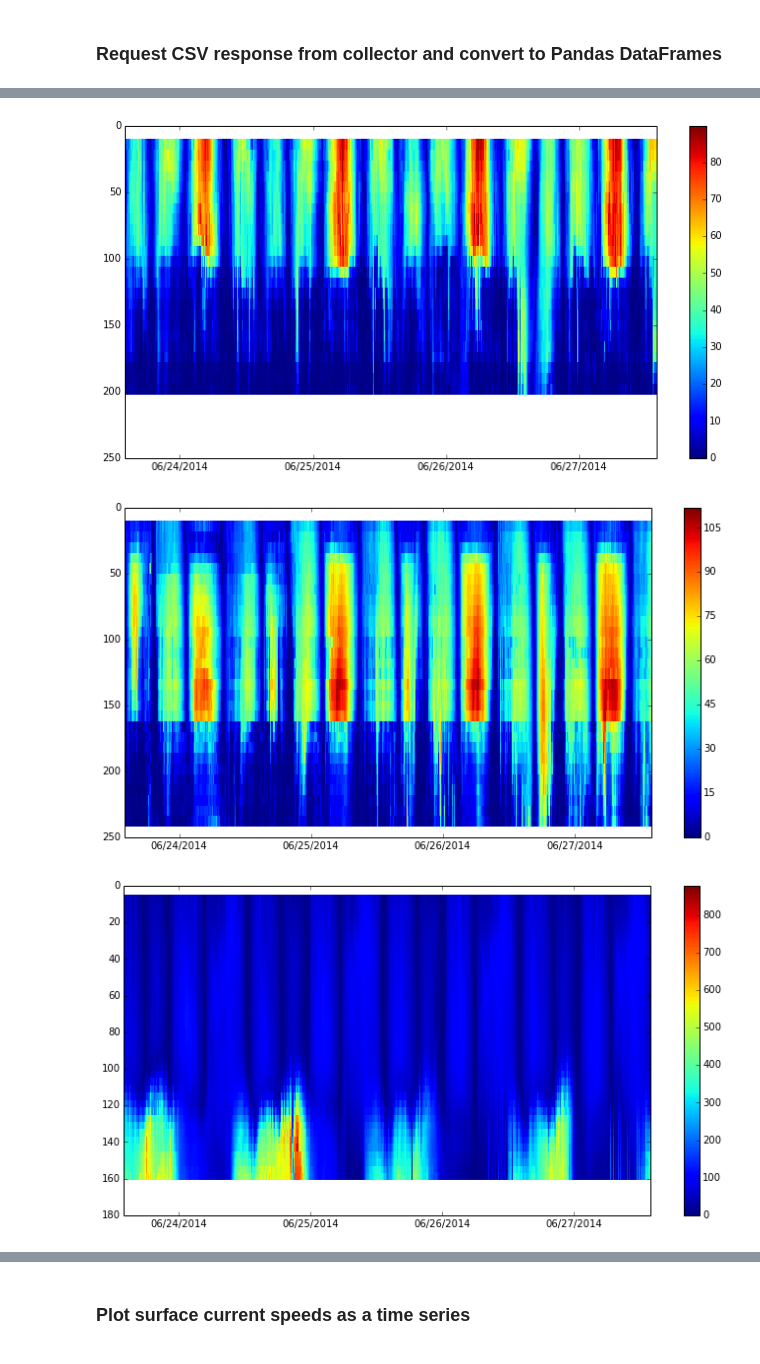
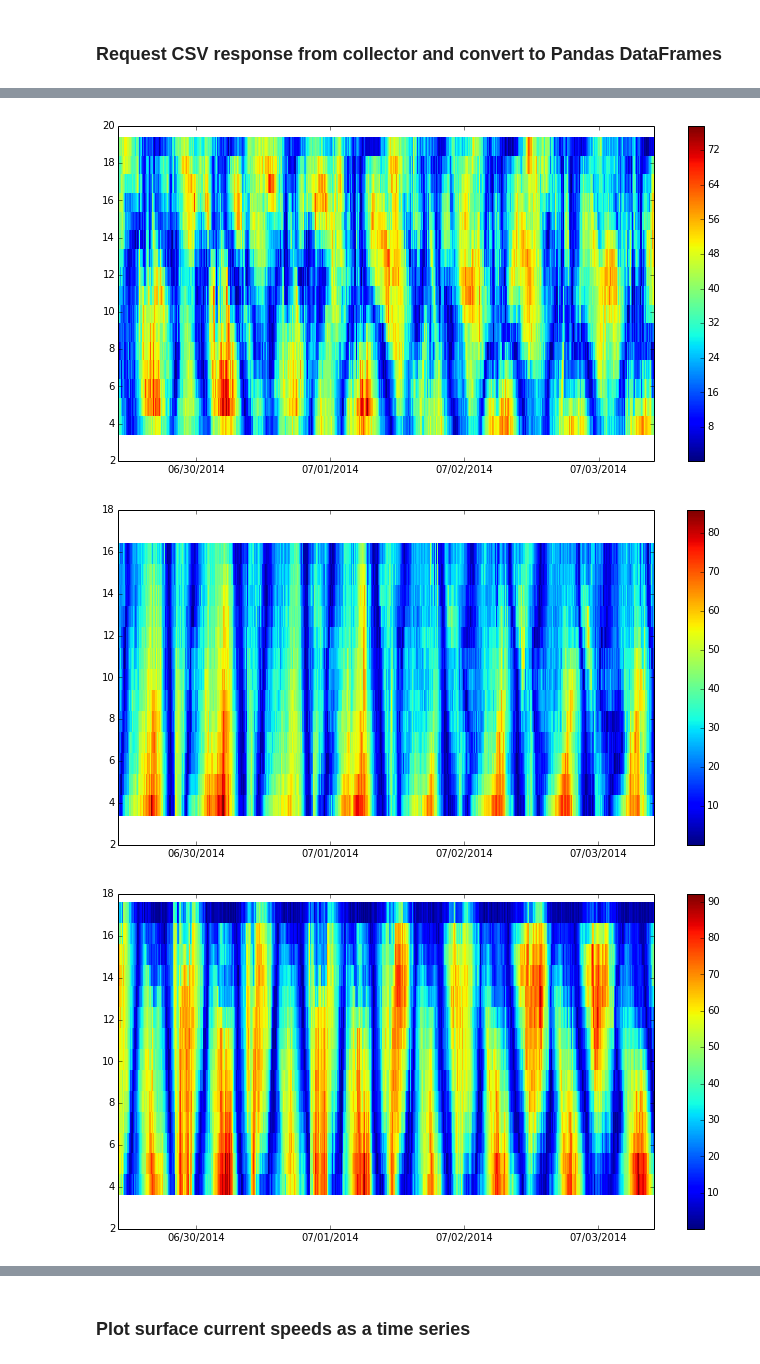
Before and after one commit to ioos/system-test, a Jupyter notebook: Theme_2_Extreme_Events/Scenario_2A_Coastal_Inundation/Scenario_2A_ModelDataCompare_Currents/Scenario_2A_Model_Obs_Compare_Currents.ipynb, the cells around one changed output, grey strips where cells are left out. Drawn from its saved outputs; the diff is of its cells as text; code cells hidden in the pictures.

```diff
--- a/Theme_2_Extreme_Events/Scenario_2A_Coastal_Inundation/Scenario_2A_ModelDataCompare_Currents/Scenario_2A_Model_Obs_Compare_Currents.ipynb
+++ b/Theme_2_Extreme_Events/Scenario_2A_Coastal_Inundation/Scenario_2A_ModelDataCompare_Currents/Scenario_2A_Model_Obs_Compare_Currents.ipynb
@@ -46,10 +42,10 @@ area = {'Hawaii': [-160.0, 18.0, -154., 23.0],
         'Gulf of Maine': [-72.0, 41.0, -69.0, 43.0],
         'New York harbor region': [-75., 39., -71., 41.5],
         'Puerto Rico': [-75, 12, -55, 26],
-        'East Coast': [-77, 34, -70, 40],
+        'East Coast': [-77, 36, -73, 38],
         'North West': [-130, 38, -121, 50]}
 
-bounding_box = area['North West']
+bounding_box = area['East Coast']
 
 #temporal range
 jd_now = dt.datetime.utcnow()
@@ -69,8 +65,10 @@ print start_date,'to',stop_date
 #put the names in a dict for ease of access
 data_dict = {}
 sos_name = 'Currents'
-data_dict['currents'] = {"names":['currents','surface_eastward_sea_water_velocity','*surface_eastward_sea_water_velocity*', 'current_speed'],
-                      "sos_name":['currents']}
+data_dict['currents'] = {
+ "u_names":['eastward_sea_water_velocity_assuming_no_tide','surface_eastward_sea_water_velocity','*surface_eastward_sea_water_velocity*', 'eastward_sea_water_velocity'],
+ "v_names":['northward_sea_water_velocity_assuming_no_tide','surface_northward_sea_water_velocity','*surface_northward_sea_water_velocity*', 'northward_sea_water_velocity'],
+ "sos_name":['currents']}
 # %% [markdown]
 ### Search CSW for datasets of interest
 # %%
@@ -229,6 +225,25 @@ obs_lon = [sta for sta in obs_loc_df['longitude (degree)']]
 obs_lat = [sta for sta in obs_loc_df['latitude (degree)']]
 # %% [markdown]
 ### Request CSV response from collector and convert to Pandas DataFrames
+# %%
+def coops2df(collector, station_id, sos_name, iso_start, iso_end):
+    """Request CSV response from SOS and convert to Pandas DataFrames."""
+    url = (('http://opendap.co-ops.nos.noaa.gov/ioos-dif-sos/SOS?'
+            'service=SOS&request=GetObservation&version=1.0.0&'
+            'observedProperty=currents&offering=urn:ioos:station:NOAA.NOS.CO-OPS:%s&'
+            'procedure=urn:ioos:sensor:NOAA.NOS.CO-OPS:%s:Nortek-ADP-511:rtb&'
+            'responseFormat=text/csv&eventTime=%s/%s') % (str(station_id), str(station_id),iso_start, iso_end))
+
+    long_name = get_Coops_longName(station_id)
+    url = (('http://opendap.co-ops.nos.noaa.gov/ioos-dif-sos/SOS?'
+            'service=SOS&request=GetObservation&version=1.0.0'
+            '&observedProperty=currents&offering=urn:ioos:station:NOAA.NOS.CO-OPS:%s'
+            '&responseFormat=text/csv&eventTime=%s/%s') % (str(station_id), iso_start, iso_end))
+    print url
+    data_df = pd.read_csv(url, parse_dates=True, index_col='date_time')
+    data_df.name = long_name
+
+    return data_df
 # %%
 obs_df = []
 current_speed_df = []
@@ -261,9 +278,8 @@ http://opendap.co-ops.nos.noaa.gov/ioos-dif-sos/SOS?service=SOS&request=GetObser
 # %%
-min_data_pts = 0
 #find center of bounding box
 lat_center = abs(bounding_box[3] - bounding_box[1])/2 + bounding_box[1]
 lon_center = abs(bounding_box[0]-bounding_box[2])/2 + bounding_box[0]
-m = folium.Map(location=[lat_center, lon_center], zoom_start=5)
+m = folium.Map(location=[lat_center, lon_center], zoom_start=7)
 
 for n in range(len(stations)):
     #get the station data from the sos end point
@@ -308,9 +324,9 @@ for df in obs_df:
     ax.xaxis.set_major_locator(mdates.DayLocator())
     im = ax.pcolor(dates, depth, data, vmin=abs(data).min(), vmax=abs(data).max())
     cb = fig.colorbar(im, ax=ax)
-    ax.set_ylabel = 'Depth (m)'
+    ax.set_ylabel = 'bin_distance (m)'
     ax.set_title = df.name
-    ax.invert_yaxis()
+#     ax.invert_yaxis()
 
 #     # Only plot the first bin
 #     ax[1] = df.loc[df['bin (count)']==(1),'sea_water_speed (cm/s)'].plot(figsize=(14, 6), title=df.name, legend=False)
@@ -322,3 +338,3 @@ for df in obs_df:
-[figure, old version]
+[figure, new version]
-[figure, old version]
+[figure, new version]
-[figure, old version]
+[figure, new version]
```
Also changed, not shown: parts of 20 cells of this notebook, 2 other files.
